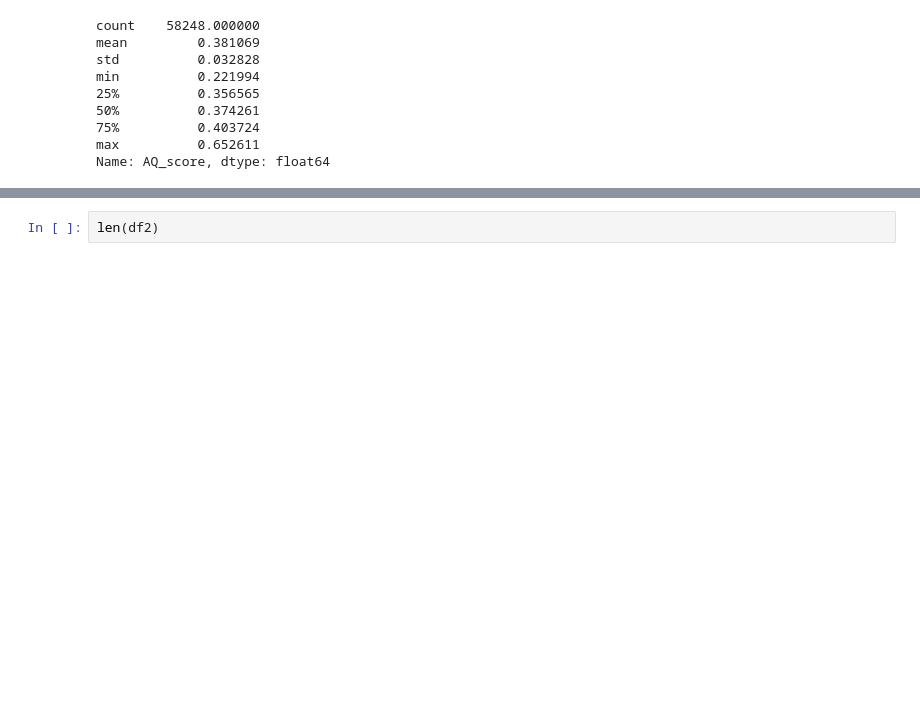
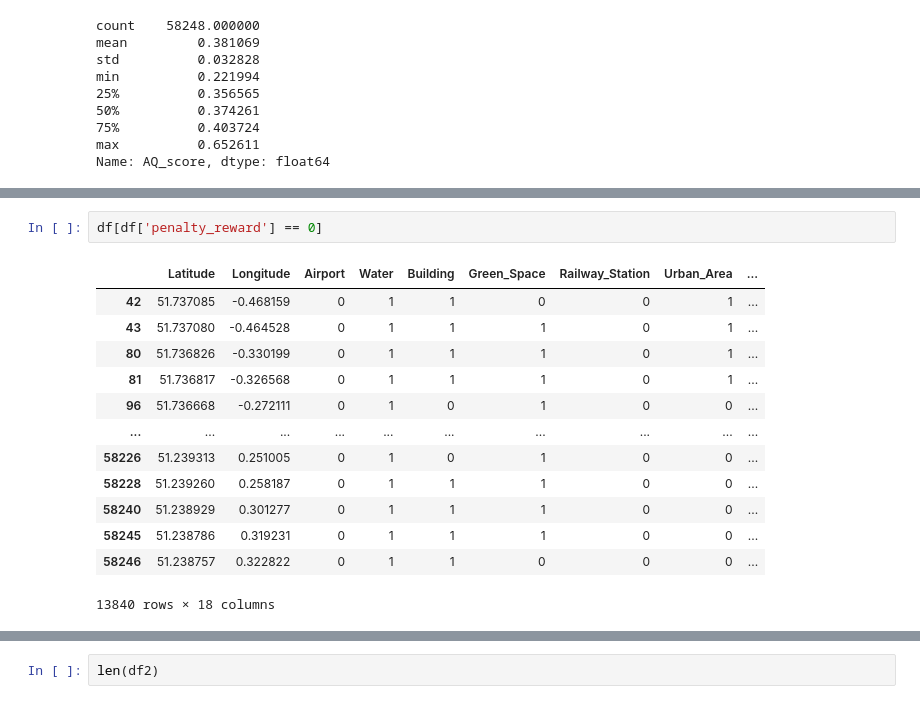
Before and after one commit to KainosSoftwareLtd/ASDI-Hackathon, a Jupyter notebook: Notebooks/test_greenspace_score_function.ipynb, the cells around one changed output, grey strips where cells are left out. Saved outputs shown, nothing was run; the diff lists cells and outputs as text; blank space fills up the shorter version.

```diff
--- a/Notebooks/test_greenspace_score_function.ipynb
+++ b/Notebooks/test_greenspace_score_function.ipynb
@@ -83,4 +83,20 @@ max          3.072464
 Name: penalty_reward, dtype: float64
+# %%
+df[df['penalty_reward'] == 0]
+# %% [output]
+|  | Latitude | Longitude | Airport | Water | Building | Green_Space | Railway_Station | Urban_Area | ... |
+| 42 | 51.737085 | -0.468159 | 0 | 1 | 1 | 0 | 0 | 1 | ... |
+| 43 | 51.737080 | -0.464528 | 0 | 1 | 1 | 1 | 0 | 1 | ... |
+| 80 | 51.736826 | -0.330199 | 0 | 1 | 1 | 1 | 0 | 1 | ... |
+| 81 | 51.736817 | -0.326568 | 0 | 1 | 1 | 1 | 0 | 1 | ... |
+| 96 | 51.736668 | -0.272111 | 0 | 1 | 0 | 1 | 0 | 0 | ... |
+| ... | ... | ... | ... | ... | ... | ... | ... | ... | ... |
+| 58226 | 51.239313 | 0.251005 | 0 | 1 | 0 | 1 | 0 | 0 | ... |
+| 58228 | 51.239260 | 0.258187 | 0 | 1 | 1 | 1 | 0 | 0 | ... |
+| 58240 | 51.238929 | 0.301277 | 0 | 1 | 1 | 1 | 0 | 0 | ... |
+| 58245 | 51.238786 | 0.319231 | 0 | 1 | 1 | 1 | 0 | 0 | ... |
+| 58246 | 51.238757 | 0.322822 | 0 | 1 | 1 | 0 | 0 | 0 | ... |
+13840 rows × 18 columns
 # %%
 df['Distance_Nearest_Greenspace'].describe()
 # %% [output]
```
Also changed, not shown: parts of 7 cells of this notebook, 14 other files.
